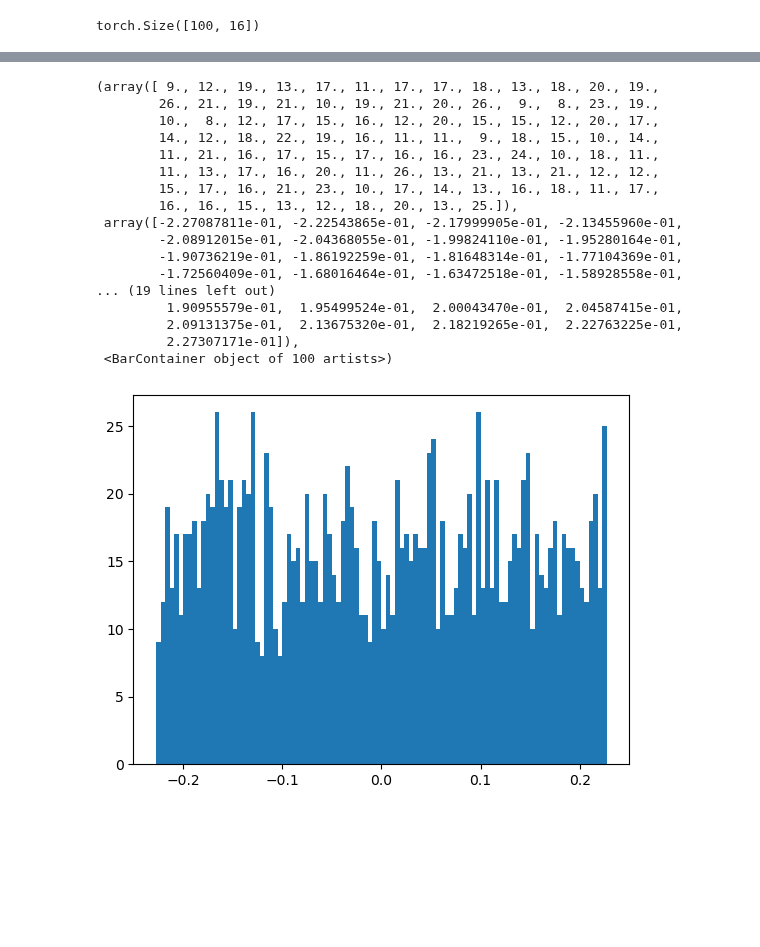
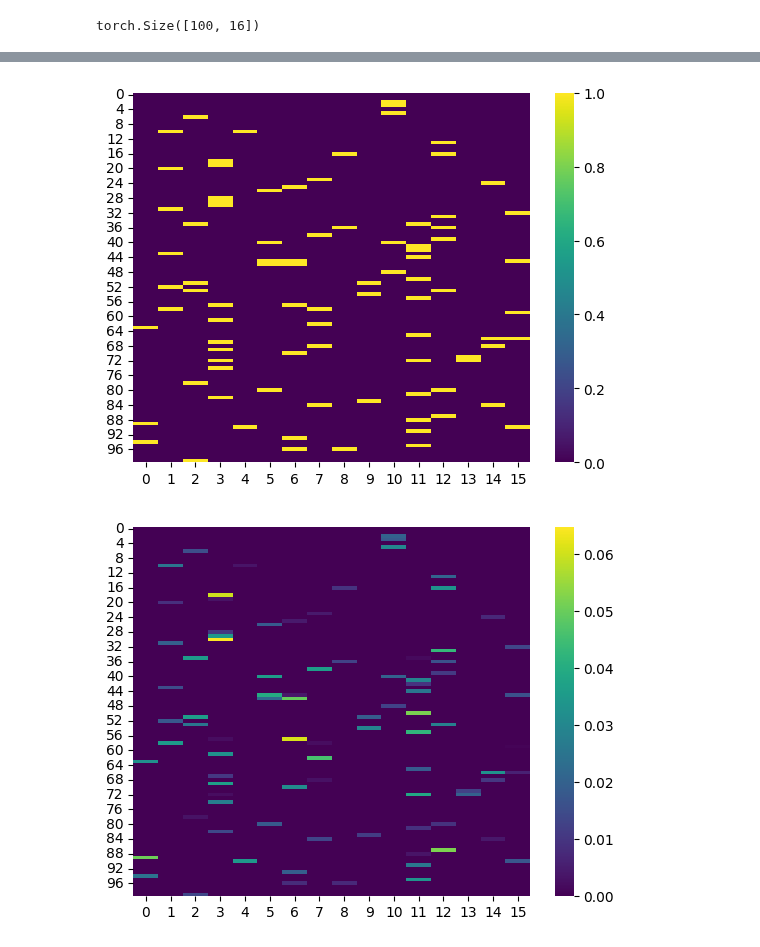
Before and after one commit to azizilab/SHERLOCK, a Jupyter notebook: PerturbVAE/training_test.ipynb, the cells around one changed output, grey strips where cells are left out. Saved outputs shown, nothing was run; the diff lists cells and outputs as text; code cells hidden in the pictures; blank space fills up the shorter version.

```diff
--- a/PerturbVAE/training_test.ipynb
+++ b/PerturbVAE/training_test.ipynb
@@ -312,22 +268,13 @@ sc.pl.umap(z0_data, color=['treatment', 'top_sg'], frameon=False, show=True)
-# %%
-B = model.B.detach().cpu().numpy()
-plt.hist(B.flatten(), bins=100)
-# %% [output]
-(array([ 9., 12., 19., 13., 17., 11., 17., 17., 18., 13., 18., 20., 19.,
-        26., 21., 19., 21., 10., 19., 21., 20., 26.,  9.,  8., 23., 19.,
-        10.,  8., 12., 17., 15., 16., 12., 20., 15., 15., 12., 20., 17.,
-        14., 12., 18., 22., 19., 16., 11., 11.,  9., 18., 15., 10., 14.,
-        11., 21., 16., 17., 15., 17., 16., 16., 23., 24., 10., 18., 11.,
-        11., 13., 17., 16., 20., 11., 26., 13., 21., 13., 21., 12., 12.,
-        15., 17., 16., 21., 23., 10., 17., 14., 13., 16., 18., 11., 17.,
-        16., 16., 15., 13., 12., 18., 20., 13., 25.]),
- array([-2.27087811e-01, -2.22543865e-01, -2.17999905e-01, -2.13455960e-01,
-        -2.08912015e-01, -2.04368055e-01, -1.99824110e-01, -1.95280164e-01,
-        -1.90736219e-01, -1.86192259e-01, -1.81648314e-01, -1.77104369e-01,
-        -1.72560409e-01, -1.68016464e-01, -1.63472518e-01, -1.58928558e-01,
-... (19 lines left out)
-         1.90955579e-01,  1.95499524e-01,  2.00043470e-01,  2.04587415e-01,
-         2.09131375e-01,  2.13675320e-01,  2.18219265e-01,  2.22763225e-01,
-         2.27307171e-01]),
- <BarContainer object of 100 artists>)
-[figure, removed]
+# %%
+s_gate = trace.nodes["s_gate"]['value']
+rho = trace.nodes['rho']['value'].detach().cpu()
+A = model.rho_dec(rho)/math.sqrt(model.latent_dim)  # (P,d)
+W = A.detach().cpu().numpy()*s_gate.detach().cpu().numpy()  # (P,d)
+# %%
+sns.heatmap(s_gate.detach().cpu().numpy(), cmap='viridis')
+plt.show()
+sns.heatmap(np.abs(W), cmap='viridis')
+plt.show()
+# %% [output]
+[figure, added]
+[figure, added]
```
Also changed, not shown: parts of 14 cells of this notebook, 1 other file.
